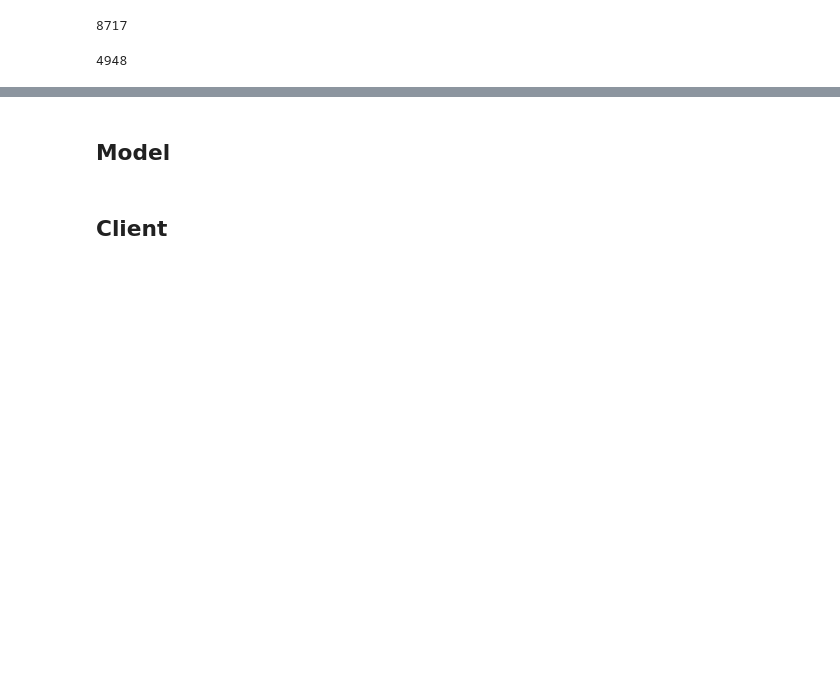
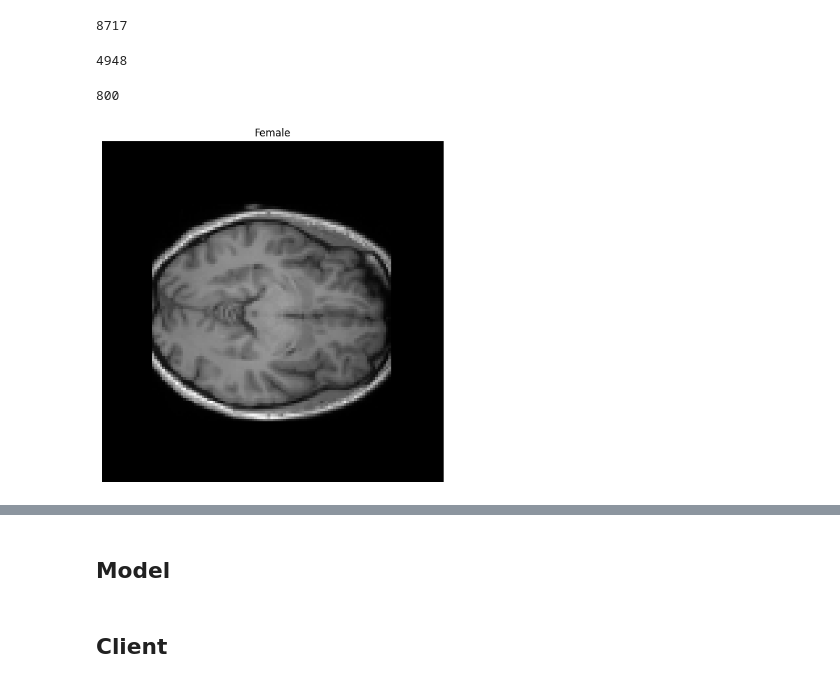
Before and after one commit to Page0526/federated-learning-dropout, a Jupyter notebook: dropout/federated-learning-dropout.ipynb, the cells around one changed output, grey strips where cells are left out. Saved outputs shown, nothing was run; the diff lists cells and outputs as text; code cells hidden in the pictures; blank space fills up the shorter version.

```diff
--- a/dropout/federated-learning-dropout.ipynb
+++ b/dropout/federated-learning-dropout.ipynb
@@ -279,9 +310,9 @@ def get_sample_data(data: MRIDataset, num_samples: int) -> list:
 
     return sampled_indices
 # %%
-def load_client_datasets(partition_id: int, num_partitions: int, dataset, num_samples: int):
+def load_client_datasets(partition_id: int, num_partitions: int, dataset, num_samples: int, overlap: int):
     data = dataset
-    sampled_indices = get_sample_data(data, num_samples)
+    sampled_indices = get_sample_data(data, num_samples, overlap, partition_id, num_partitions)
 
     np.random.shuffle(sampled_indices)
     train_size = int(0.8 * len(sampled_indices))
@@ -342,25 +373,29 @@ testset = MRIDataset(
     im_filenames=test_filenames
 )
 # %%
-# trainloader, _ = load_client_datasets(partition_id=0, num_partitions=1, dataset=trainset, num_samples=1000)
+trainloader, _ = load_client_datasets(partition_id=6, num_partitions=10, dataset=trainset, num_samples=1000, overlap=0.6)
+print(len(trainloader))
 
-# batch = next(iter(trainloader))
-# images, labels = batch
-# images = images.numpy()
-# slice_idx = images.shape[3] // 2
-# slices = images[:, :, :, slice_idx]
+batch = next(iter(trainloader))
+images, labels = batch
+images = images.numpy()
+slice_idx = images.shape[3] // 2
+slices = images[:, :, :, slice_idx]
 
-# class_names = ["Male", "Female"]
-# fig, axs = plt.subplots(1, 2, figsize=(12, 6))
+class_names = ["Male", "Female"]
+fig, axs = plt.subplots(1, 2, figsize=(12, 6))
 
-# for i, ax in enumerate(axs.flat):
-#     if i < len(slices):
-#         ax.imshow(slices[i], cmap='gray')
-#         ax.set_title(class_names[labels.item()])
-#         ax.axis("off")
-#     else:
-#         ax.axis("off")
+for i, ax in enumerate(axs.flat):
+    if i < len(slices):
+        ax.imshow(slices[i], cmap='gray')
+        ax.set_title(class_names[labels.item()])
+        ax.axis("off")
+    else:
+        ax.axis("off")
 
-# plt.tight_layout()
-# plt.show()
+plt.tight_layout()
+plt.show()
+# %% [output]
+800
+[figure, added]
 # %%
```
Also changed, not shown: parts of 11 cells of this notebook.
